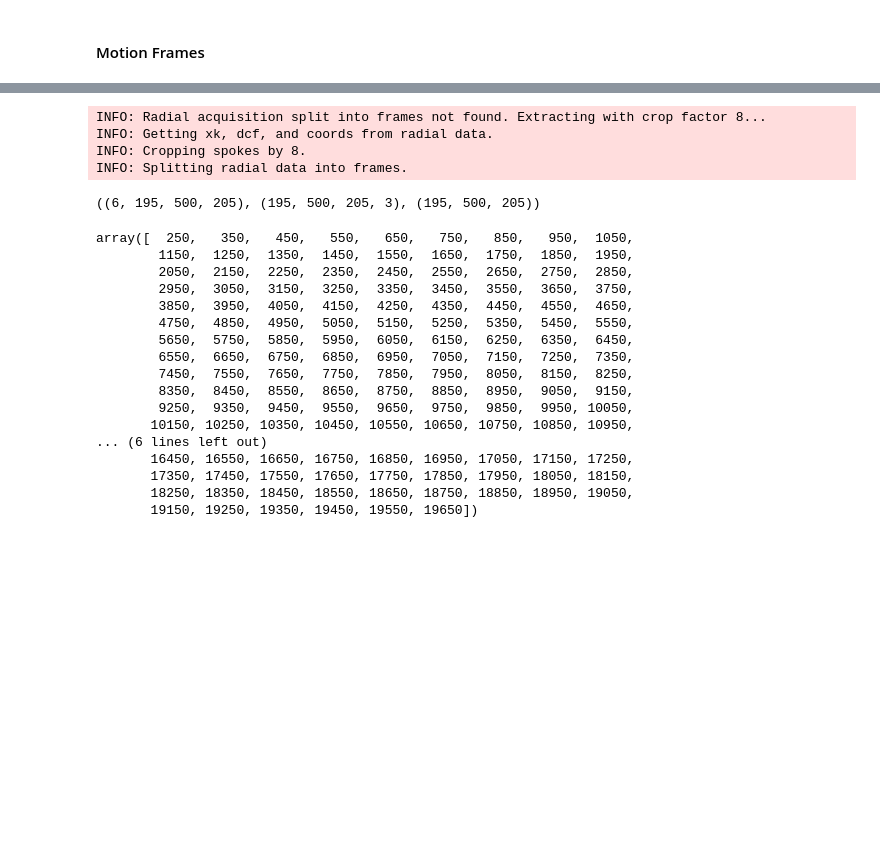
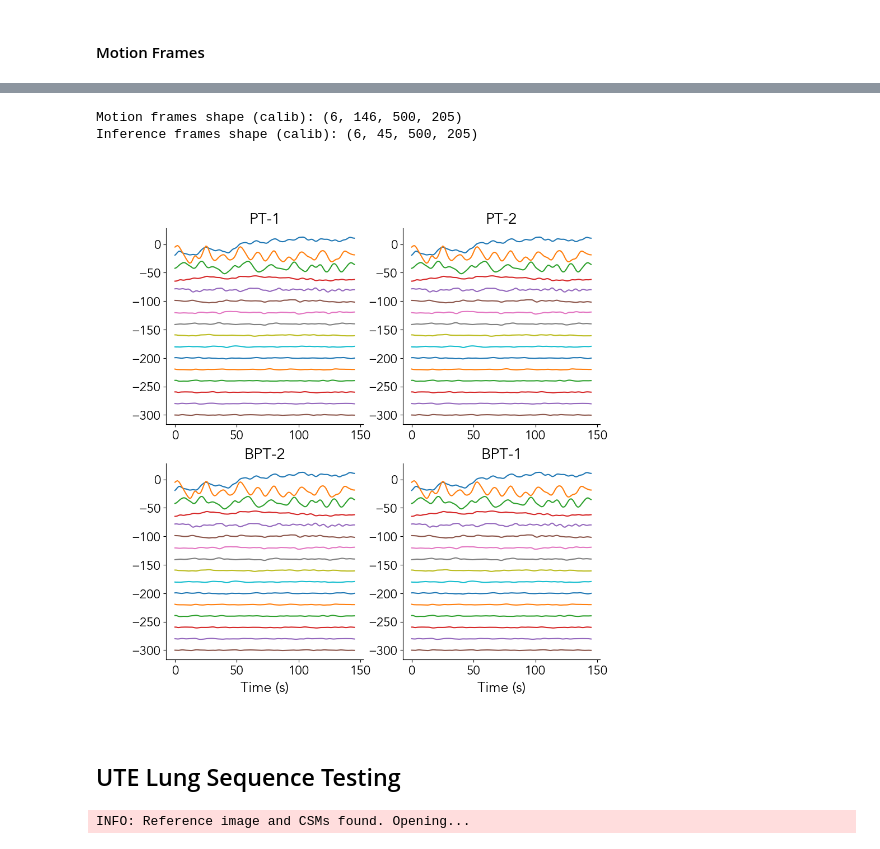
Before and after one commit to mikgroup/nonrigid-motion-bpt, a Jupyter notebook: examples/testing_libraries.ipynb, the cells around one changed output, grey strips where cells are left out. Saved outputs shown, nothing was run; the diff lists cells and outputs as text; code cells hidden in the pictures; blank space fills up the shorter version.

```diff
--- a/examples/testing_libraries.ipynb
+++ b/examples/testing_libraries.ipynb
@@ -285,8 +289,11 @@ importlib.reload(px)
 
 from bpt_motus.preprocessing.process_xk import MotionFrames
 # %%
-# Path to radial ScanArchive folder
-inpdir = "/mikLKS/rinbha/BPT/MRMOTUS/test_data/radial/"
-
-# Create the object
-motion_frames = MotionFrames(inp_dir=inpdir, verbose=True)
+# Process calibration k-space with motion
+calib_inpdir = "/mikLKS/rinbha/BPT/MRMOTUS/test_data/bpt_motus/calib_inf/calib_hr_20000_35000_inf_hr_35000_None/calib"
+motion_frames_c = MotionFrames(inp_dir=calib_inpdir, verbose=True)
+motion_frames_c.run(force_reload=True)
+# Process inference k-space with motion
+inf_inpdir = "/mikLKS/rinbha/BPT/MRMOTUS/test_data/bpt_motus/calib_inf/calib_hr_20000_35000_inf_hr_35000_None/inf"
+motion_frames_i = MotionFrames(inp_dir=inf_inpdir, verbose=True)
+motion_frames_i.run(force_reload=True)
@@ -293,31 +309,30 @@ motion_frames = MotionFrames(inp_dir=inpdir, verbose=True)
-# %%
-motion_frames.run(force_reload=True)
-# %% [output]
-INFO: Radial acquisition split into frames not found. Extracting with crop factor 8...
-INFO: Getting xk, dcf, and coords from radial data.
-INFO: Cropping spokes by 8.
-INFO: Splitting radial data into frames.
 # %%
-motion_frames.xk_frames.shape, motion_frames.coords_frames.shape, motion_frames.dcf_frames.shape
+print(f"Motion frames shape (calib): {motion_frames_c.xk_frames.shape}")
+print(f"Inference frames shape (calib): {motion_frames_i.xk_frames.shape}")
 # %% [output]
-((6, 195, 500, 205), (195, 500, 205, 3), (195, 500, 205))
+Motion frames shape (calib): (6, 146, 500, 205)
+Inference frames shape (calib): (6, 45, 500, 205)
 # %%
-motion_frames.frames_center_spokes
+plot_bpt(np.tile(motion_frames_c.bpts_frames, (4,1,1)), shift = -20)
 # %% [output]
-array([  250,   350,   450,   550,   650,   750,   850,   950,  1050,
-        1150,  1250,  1350,  1450,  1550,  1650,  1750,  1850,  1950,
-        2050,  2150,  2250,  2350,  2450,  2550,  2650,  2750,  2850,
-        2950,  3050,  3150,  3250,  3350,  3450,  3550,  3650,  3750,
-        3850,  3950,  4050,  4150,  4250,  4350,  4450,  4550,  4650,
-        4750,  4850,  4950,  5050,  5150,  5250,  5350,  5450,  5550,
-        5650,  5750,  5850,  5950,  6050,  6150,  6250,  6350,  6450,
-        6550,  6650,  6750,  6850,  6950,  7050,  7150,  7250,  7350,
-        7450,  7550,  7650,  7750,  7850,  7950,  8050,  8150,  8250,
-        8350,  8450,  8550,  8650,  8750,  8850,  8950,  9050,  9150,
-        9250,  9350,  9450,  9550,  9650,  9750,  9850,  9950, 10050,
-       10150, 10250, 10350, 10450, 10550, 10650, 10750, 10850, 10950,
-... (6 lines left out)
-       16450, 16550, 16650, 16750, 16850, 16950, 17050, 17150, 17250,
-       17350, 17450, 17550, 17650, 17750, 17850, 17950, 18050, 18150,
-       18250, 18350, 18450, 18550, 18650, 18750, 18850, 18950, 19050,
-       19150, 19250, 19350, 19450, 19550, 19650])
+[figure, added]
+# %% [markdown]
+## UTE Lung Sequence Testing
+# %%
+# Path to radial ScanArchive folder
+inpdir = "/mikLKS/rinbha/BPT/MRMOTUS/lung_ute/phantom_ute_121725/Series3"
+
+# # Load radial data
+# radial = RadialArchive(inpdir)
+# radial.get_ksp(force_reload=False)
+# # Compress k-space
+# split_xk_bpt_nm = SplitXkBPT(inp_dir=inpdir, verbose=True)
+# split_xk_bpt_nm._get_raw_xk()
+# split_xk_bpt_nm.xk_cleaned = split_xk_bpt_nm.xk_ordered
+# split_xk_bpt_nm._compress_kspace()
+# np.save(split_xk_bpt_nm.xk_fname, split_xk_bpt_nm.xk_cleaned)
+# Recon image
+no_motion_reference = NoMotionReference(inp_dir=inpdir, verbose=True)
+no_motion_reference.run(force_reload=False)
+# %% [output]
+INFO: Reference image and CSMs found. Opening...
```
Also changed, not shown: parts of 22 cells of this notebook, 4 other files.
